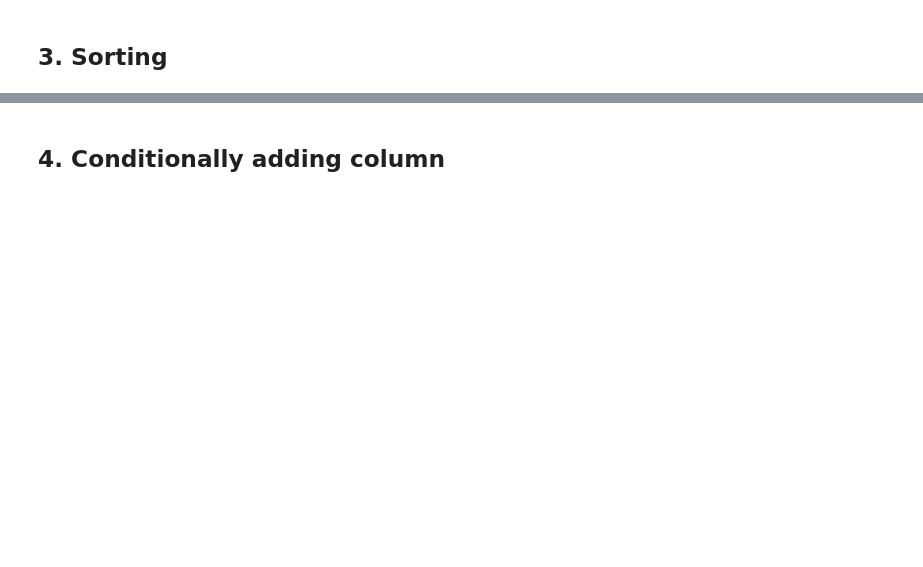
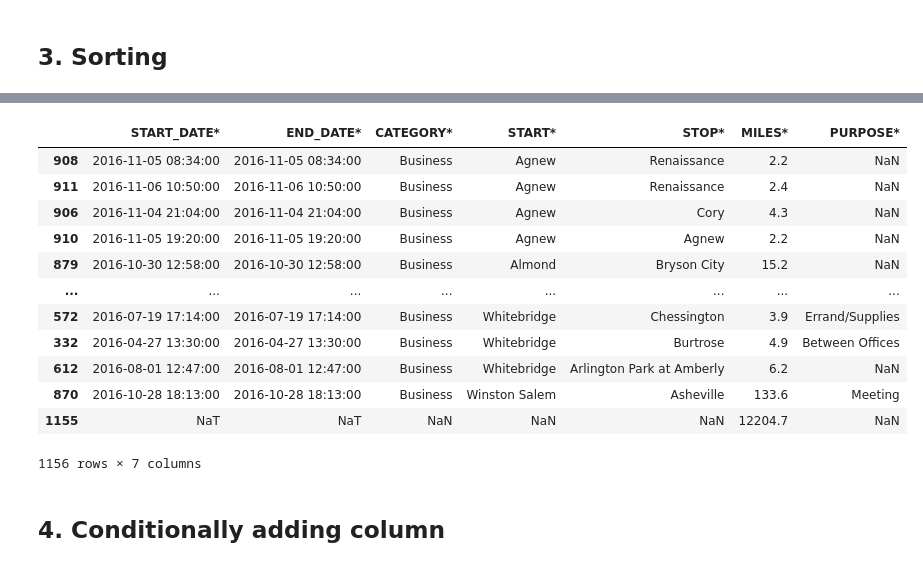
Before and after one commit to adi-chang/intermediate-python-batch-5, a Jupyter notebook: week-2/Pert3_Pandas_1.ipynb, the cells around one changed output, grey strips where cells are left out. Cells and saved outputs as stored; diff of their text form; code cells hidden in the pictures; blank space fills up the shorter version.

```diff
--- a/week-2/Pert3_Pandas_1.ipynb
+++ b/week-2/Pert3_Pandas_1.ipynb
@@ -749,5 +914,19 @@ data.sort_values(by=["START*"], ascending=True)
 # %%
-data.sort_values(by=["START*", "STOP*"], ascending=True)
+data.sort_values(by=["START*", "STOP*"], ascending=[1, 0])
+# %% [output]
+|  | START_DATE* | END_DATE* | CATEGORY* | START* | STOP* | MILES* | PURPOSE* |
+| 908 | 2016-11-05 08:34:00 | 2016-11-05 08:34:00 | Business | Agnew | Renaissance | 2.2 | NaN |
+| 911 | 2016-11-06 10:50:00 | 2016-11-06 10:50:00 | Business | Agnew | Renaissance | 2.4 | NaN |
+| 906 | 2016-11-04 21:04:00 | 2016-11-04 21:04:00 | Business | Agnew | Cory | 4.3 | NaN |
+| 910 | 2016-11-05 19:20:00 | 2016-11-05 19:20:00 | Business | Agnew | Agnew | 2.2 | NaN |
+| 879 | 2016-10-30 12:58:00 | 2016-10-30 12:58:00 | Business | Almond | Bryson City | 15.2 | NaN |
+| ... | ... | ... | ... | ... | ... | ... | ... |
+| 572 | 2016-07-19 17:14:00 | 2016-07-19 17:14:00 | Business | Whitebridge | Chessington | 3.9 | Errand/Supplies |
+| 332 | 2016-04-27 13:30:00 | 2016-04-27 13:30:00 | Business | Whitebridge | Burtrose | 4.9 | Between Offices |
+| 612 | 2016-08-01 12:47:00 | 2016-08-01 12:47:00 | Business | Whitebridge | Arlington Park at Amberly | 6.2 | NaN |
+| 870 | 2016-10-28 18:13:00 | 2016-10-28 18:13:00 | Business | Winston Salem | Asheville | 133.6 | Meeting |
+| 1155 | NaT | NaT | NaN | NaN | NaN | 12204.7 | NaN |
+1156 rows × 7 columns
 # %% [markdown]
 ## 4. Conditionally adding column
 # %%
```
Also changed, not shown: parts of 27 cells of this notebook.
